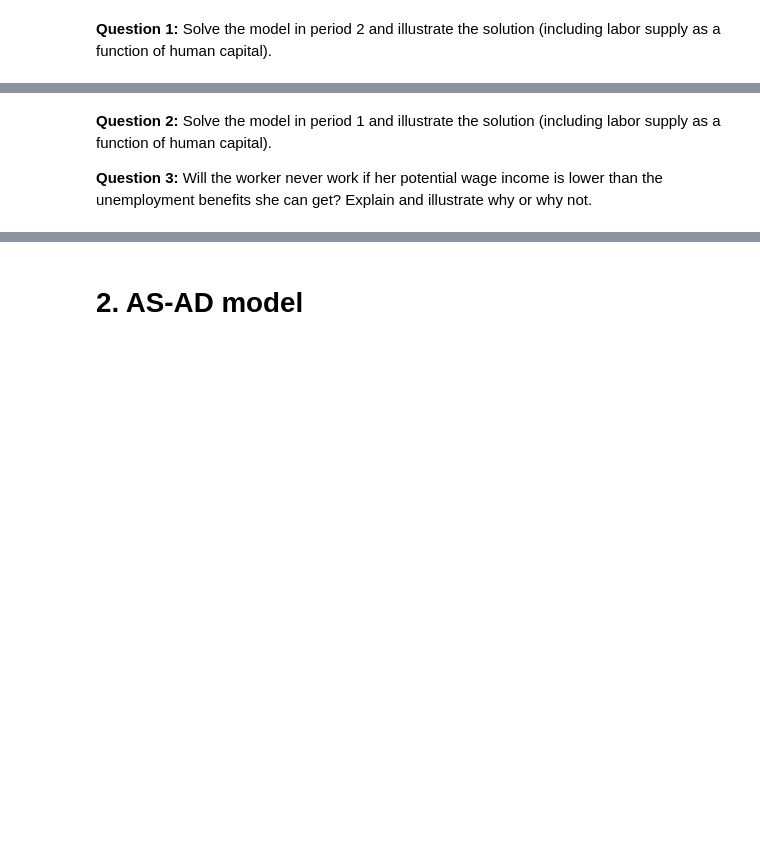
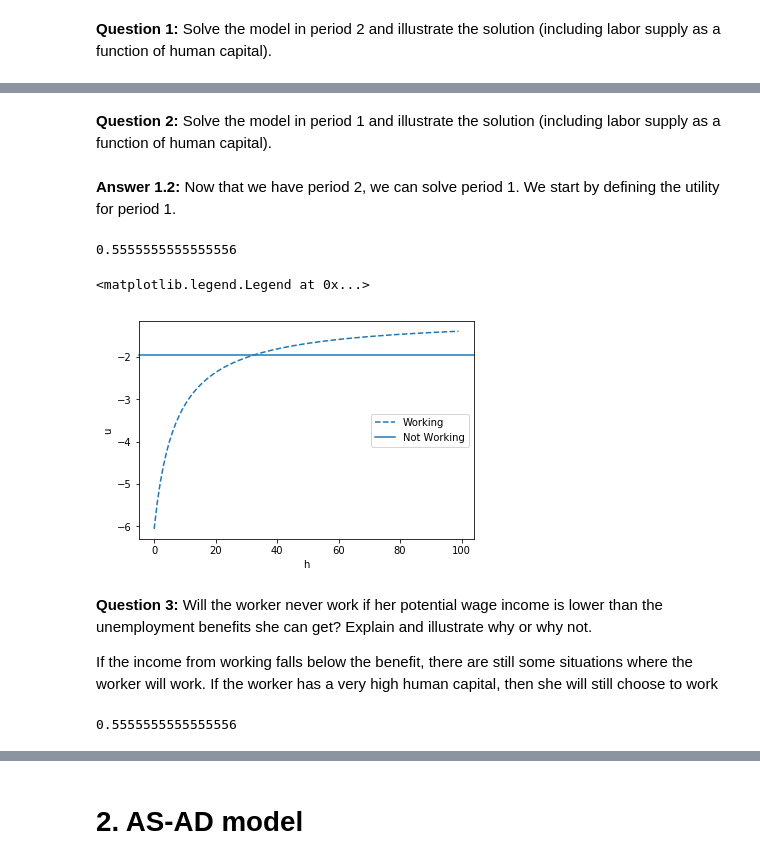
Before and after one commit to NumEconCopenhagen/projects-2019-nx31, a Jupyter notebook: examproject/examproject-M.ipynb, the cells around one changed output, grey strips where cells are left out. Saved outputs shown, nothing was run; the diff lists cells and outputs as text; code cells hidden in the pictures; blank space fills up the shorter version.

```diff
--- a/examproject/examproject-M.ipynb
+++ b/examproject/examproject-M.ipynb
@@ -92,5 +148,29 @@ We start by solving the model in period 2, we do this usi
 # %% [markdown]
-
 **Question 2:** Solve the model in period 1 and illustrate the solution (including labor supply as a function of human capital).
-
-**Question 3:** Will the worker never work if her potential wage income is lower than the unemployment benefits she can get? Explain and illustrate why or why not.
+# %% [markdown]
+**Answer 1.2:**
+Now that we have period 2, we can solve period 1. We start by defining the utility for period 1.
+# %%
+def v_1(h_1,l_1,v2):
+    if l_1 == 0:
+        return ((b)**(1-rho))/(1-rho)-gamma*l_1 + beta*v2
+    elif l_1 == 1:
+        return ((w*h_1*l_1)**(1-rho))/(1-rho)-gamma*l_1 + beta*v2
+# %%
+solve_h_1 = (((-1+gamma*1)*(1-rho))**(1/(1-rho)))/w*1
+print(solve_h)
+# %% [output]
+0.5555555555555556
+# %%
+plt.plot(v_1(h_vec,1,-1), '--')
+plt.axhline(y = -1.96, xmin =0, xmax =1, clip_on = False)
+plt.xlabel('h')
+plt.ylabel('u')
+plt.legend(('Working', 'Not Working'), loc='center right')
+# %% [output]
+<matplotlib.legend.Legend at 0x...>
+[figure, added]
+# %% [markdown]
+**Question 3:** Will the worker never work if her potential wage income is lower than the unemployment benefits she can get? Explain and illustrate why or why not.
+
+If the income from working falls below the benefit, there are still some situations where the worker will work. If the worker has a very high human capital, then she will still choose to work
@@ -96,0 +184,5 @@ We start by solving the model in period 2, we do this usi
+# %%
+solve_h_1 = (((-1+gamma*1)*(1-rho))**(1/(1-rho)))/w_new*1
+print(solve_h)
+# %% [output]
+0.5555555555555556
```
Also changed, not shown: parts of 22 cells of this notebook, 2 other files.
